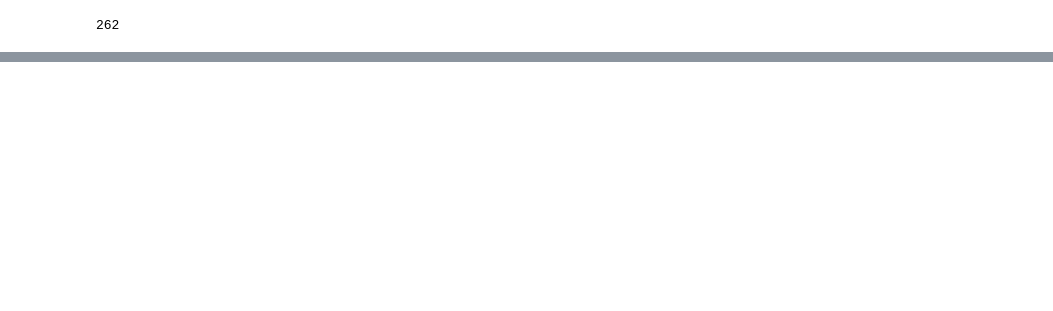
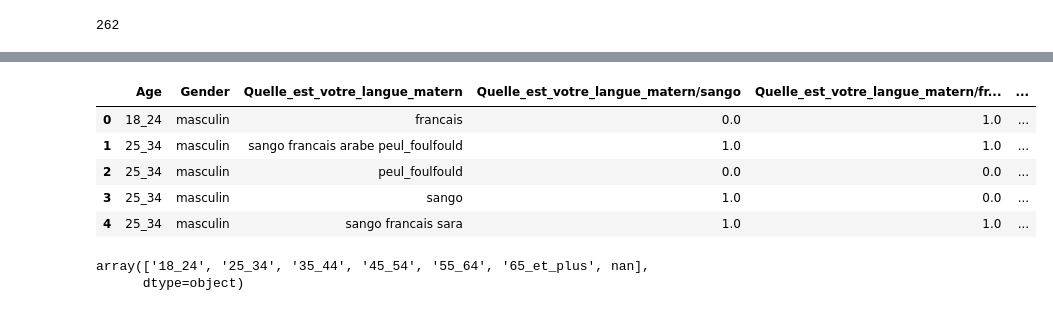
Before and after one commit to ishaterdal/PeaceTech-Lab-CAR-Lexicon, a Jupyter notebook: Ethiopia_Lexicon.ipynb, the cells around one changed output, grey strips where cells are left out. Cells and saved outputs as stored; diff of their text form; code cells hidden in the pictures; blank space fills up the shorter version.

```diff
--- a/Ethiopia_Lexicon.ipynb
+++ b/Ethiopia_Lexicon.ipynb
@@ -230,0 +236,2 @@ final.to_excel('Final_SS3.xlsx')
+# %%
+ss1 = pd.read_csv('SS1.csv')
@@ -230,0 +247,3 @@ final.to_excel('Final_SS3.xlsx')
+# %%
+ss1.drop(ss1.columns[0], axis=1, inplace=True)
+ss1.head()
@@ -230,0 +257,15 @@ final.to_excel('Final_SS3.xlsx')
+# %%
+ss1.rename(columns={'What_is_your_age':'Age', 'What_is_your_gender':'Gender'}, inplace=True)
+ss1.head()
+# %% [output]
+|  | Age | Gender | Quelle_est_votre_langue_matern | Quelle_est_votre_langue_matern/sango | Quelle_est_votre_langue_matern/fr... | ... |
+| 0 | 18_24 | masculin | francais | 0.0 | 1.0 | ... |
+| 1 | 25_34 | masculin | sango francais arabe peul_foulfould | 1.0 | 1.0 | ... |
+| 2 | 25_34 | masculin | peul_foulfould | 0.0 | 0.0 | ... |
+| 3 | 25_34 | masculin | sango | 1.0 | 0.0 | ... |
+| 4 | 25_34 | masculin | sango francais sara | 1.0 | 1.0 | ... |
+# %%
+ss1.Age.unique()
+# %% [output]
+array(['18_24', '25_34', '35_44', '45_54', '55_64', '65_et_plus', nan],
+      dtype=object)
```
Also changed, not shown: parts of 20 cells of this notebook.
